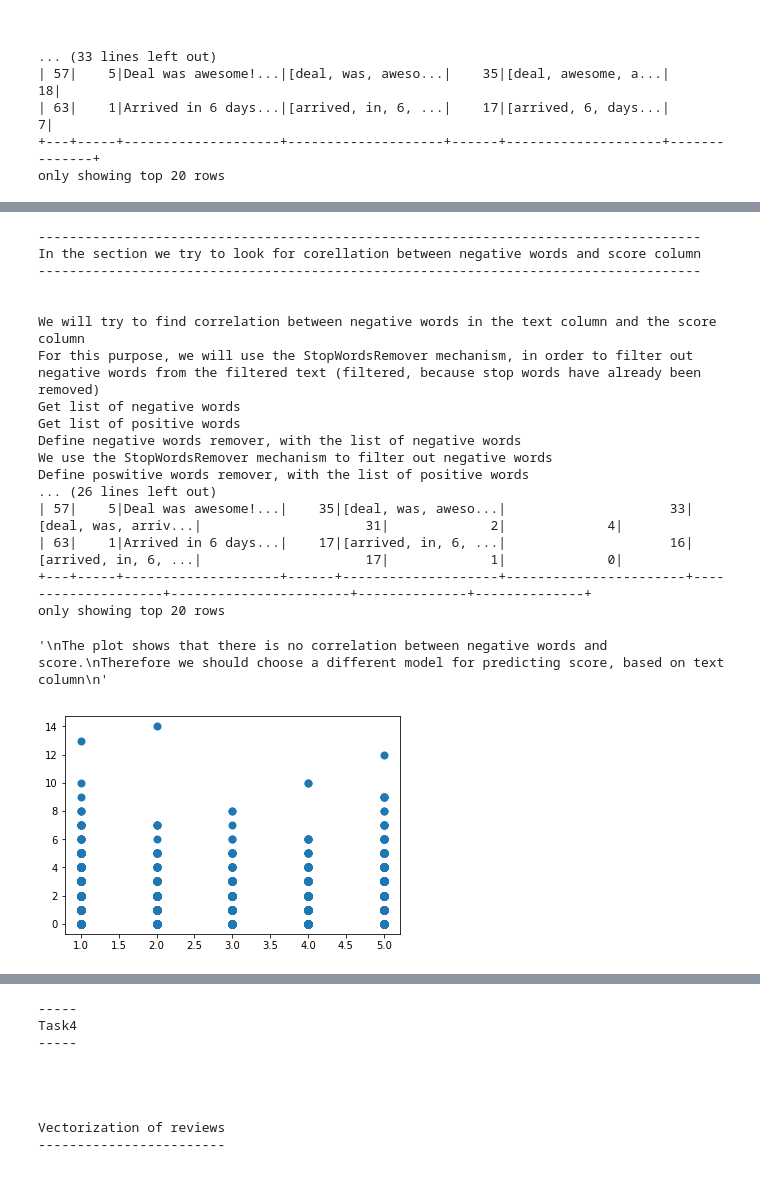
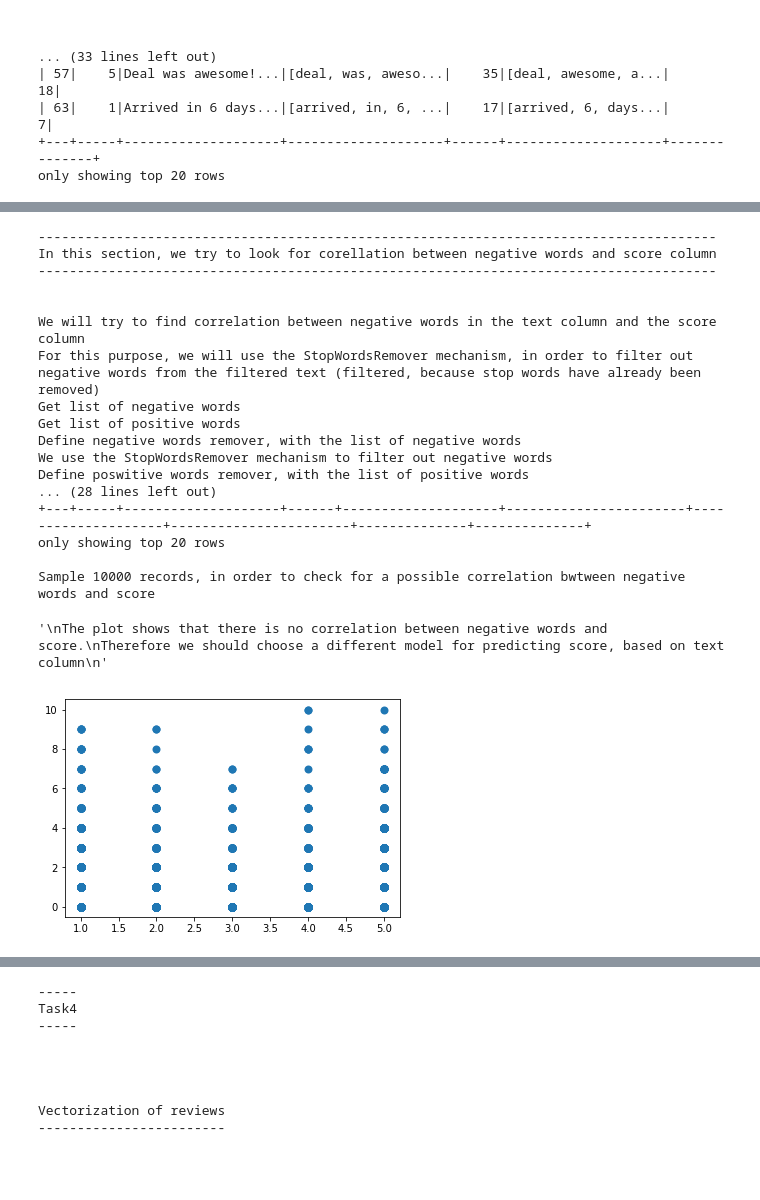
Before and after one commit to zorik9/big-data-analysis-course, a Jupyter notebook: exercises/exe3/exe3.ipynb, the cells around one changed output, grey strips where cells are left out. Drawn from its saved outputs; the diff is of its cells as text; code cells hidden in the pictures.

Commit message:
add positive & negative words files, update exe3.ipynb to latest version

```diff
--- a/exercises/exe3/exe3.ipynb
+++ b/exercises/exe3/exe3.ipynb
@@ -466,41 +490,41 @@ cleanDataWithoutNegativeAndPositiveWords = cleanDataWithoutPositiveWords.select(
             .withColumn("Score", cleanDataWithoutNegativeWords["Score"].cast(IntegerType())) \
             .withColumn("count_negative", col("tokens") - col("count_negative_filtered")) \
             .withColumn("count_positive", col("tokens") - col("count_positive_filtered"))
 
 print("Display results, after removing negative & positive words")
 print("Every row's results will be displayed in the following format: |Id|Score|Text|words|tokens|filtered|count_filtered|negative_filtered|count_negative_filtered|positive_filtered|count_positive_filtered|")
 cleanDataWithoutNegativeAndPositiveWords.show()
 
 print("Sample " + repr(numOfSamplingDefaultRecords) + " records, in order to check for a possible correlation bwtween negative words and score")
 num_of_records = cleanDataWithoutNegativeAndPositiveWords.count()
 percentage = 1 if num_of_records < numOfSamplingDefaultRecords else numOfSamplingDefaultRecords / num_of_records
-df_pandas = cleanDataWithoutNegativeAndPositiveWords.sample(False, percentage, 42).toPandas()
+df_pandas = cleanDataWithoutNegativeAndPositiveWords.sample(False, percentage, filterWordsSeed).toPandas()
 plt.scatter(df_pandas['Score'], df_pandas['count_negative'],  lineWidth = 2.0)
 
 '''
 The plot shows that there is no correlation between negative words and score.
 Therefore we should choose a different model for predicting score, based on text column
 '''
 # %% [output]
--------------------------------------------------------------------------------------
-In the section we try to look for corellation between negative words and score column
--------------------------------------------------------------------------------------
+---------------------------------------------------------------------------------------
+In this section, we try to look for corellation between negative words and score column
+---------------------------------------------------------------------------------------
 
 
 We will try to find correlation between negative words in the text column and the score column
 For this purpose, we will use the StopWordsRemover mechanism, in order to filter out negative words from the filtered text (filtered, because stop words have already been removed)
 Get list of negative words
 Get list of positive words
 Define negative words remover, with the list of negative words
 We use the StopWordsRemover mechanism to filter out negative words
 Define poswitive words remover, with the list of positive words
-... (26 lines left out)
-| 57|    5|Deal was awesome!...|    35|[deal, was, aweso...|                     33|[deal, was, arriv...|                     31|             2|             4|
-| 63|    1|Arrived in 6 days...|    17|[arrived, in, 6, ...|                     16|[arrived, in, 6, ...|                     17|             1|             0|
+... (28 lines left out)
 +---+-----+--------------------+------+--------------------+-----------------------+--------------------+-----------------------+--------------+--------------+
 only showing top 20 rows
+
+Sample 10000 records, in order to check for a possible correlation bwtween negative words and score
 '\nThe plot shows that there is no correlation between negative words and score.\nTherefore we should choose a different model for predicting score, based on text column\n'
-[figure, old version]
+[figure, new version]
 # %%
 displayTitle("Task1.e")
 displaySubTitle("Examples of cynical and bad Reviews:")
```
Also changed, not shown: parts of 14 cells of this notebook, 2 other files.
